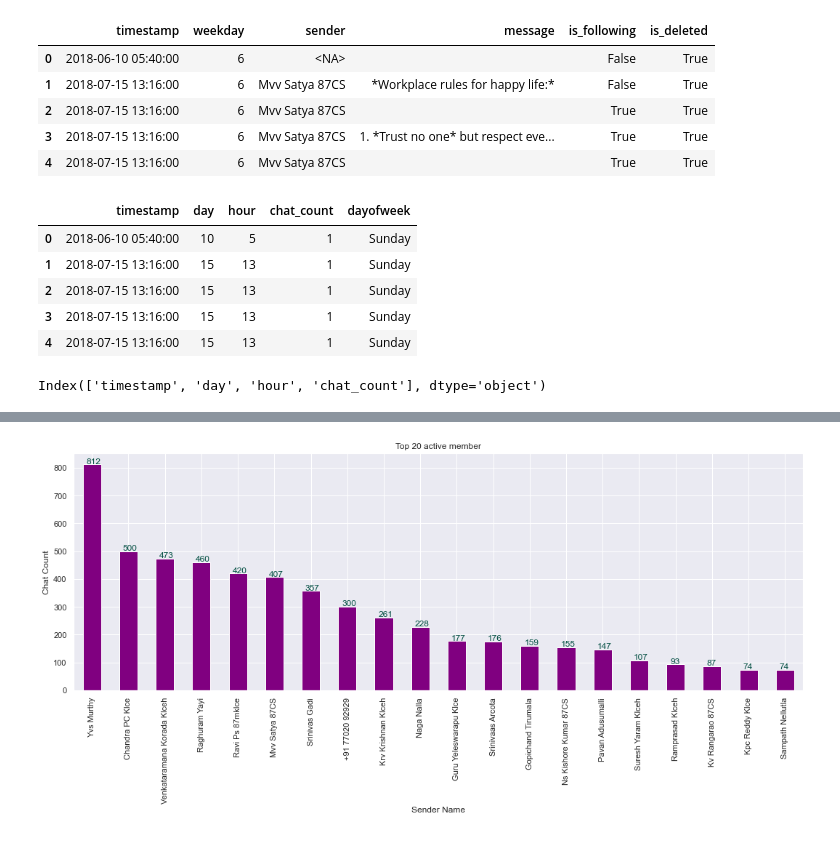
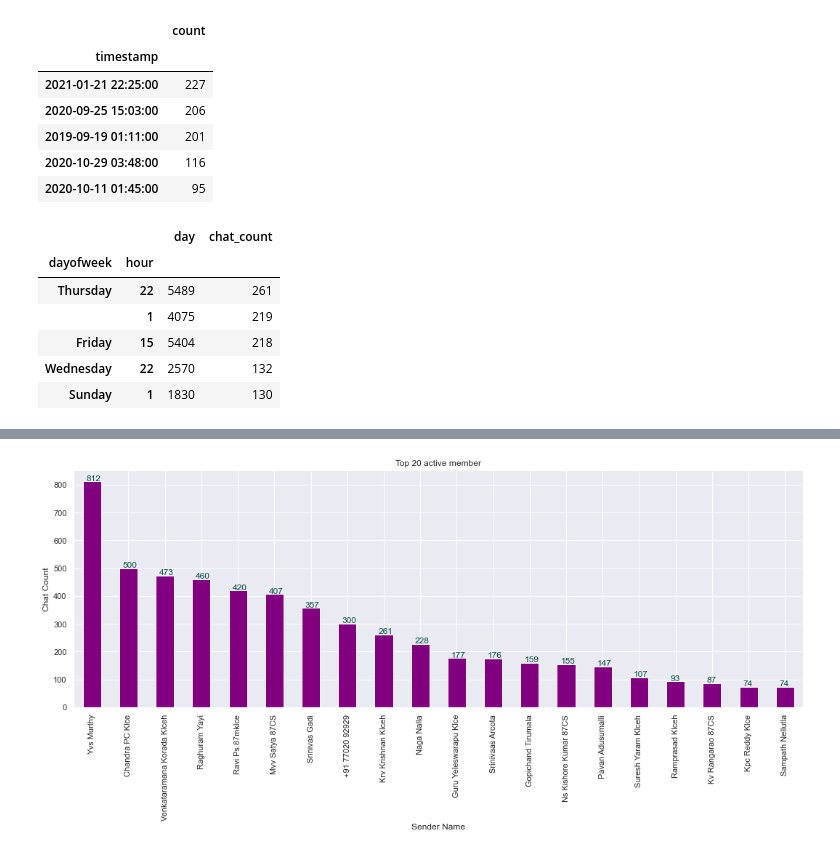
Before and after one commit to vvij2016/WhatsApp-Analyzer, a Jupyter notebook: whatsapp_analyzer.ipynb, the cells around one changed output, grey strips where cells are left out. Drawn from its saved outputs; the diff is of its cells as text; code cells hidden in the pictures.

Commit message:
modified pyhon notebook heatmap

```diff
--- a/whatsapp_analyzer.ipynb
+++ b/whatsapp_analyzer.ipynb
@@ -180,7 +180,8 @@ chat_counter['senders'] = reduce_and_sort(chat_counter['senders'])
 chat_counter['words'] = reduce_and_sort(reduce_and_filter_words(chat_counter['words']))
 chat_counter['domains'] = reduce_and_sort(chat_counter['domains'])
 chat_counter['emojis'] = reduce_and_sort(chat_counter['emojis'])
-chat_counter['timestamps'] = reduce_and_sort([(x.strftime('%A'), x.strftime('%H')) for x in chat_counter['timestamps']])
+#chat_counter['timestamps'] = reduce_and_sort([(x.strftime('%A'), x.strftime('%H')) for x in chat_counter['timestamps']])
+chat_counter['timestamps'] = reduce_and_sort(chat_counter['timestamps'])
 chat_counter['fav_emoji'] = reduce_fav_item(reduce_and_sort(chat_counter['fav_emoji']))
 chat_counter['fav_word'] = reduce_fav_item(reduce_and_sort([x for x in chat_counter['fav_word'] if filter_single_word(x[1])]))
 # %%
@@ -201,11 +202,12 @@ df = df.convert_dtypes()
 
 ## df.to_csv("chatout.csv", encoding='utf-8', index=False, header = True,sep='|')
 # %%
-df.head()
+timestamp_df.head()
 # %% [output]
-|  | timestamp | weekday | sender | message | is_following | is_deleted |
-| 0 | 2018-06-10 05:40:00 | 6 | <NA> |  | False | True |
-| 1 | 2018-07-15 13:16:00 | 6 | Mvv Satya 87CS | *Workplace rules for happy life:* | False | True |
-| 2 | 2018-07-15 13:16:00 | 6 | Mvv Satya 87CS |  | True | True |
-| 3 | 2018-07-15 13:16:00 | 6 | Mvv Satya 87CS | 1. *Trust no one* but respect eve... | True | True |
-| 4 | 2018-07-15 13:16:00 | 6 | Mvv Satya 87CS |  | True | True |
+|  | count |
+| timestamp |  |
+| 2021-01-21 22:25:00 | 227 |
+| 2020-09-25 15:03:00 | 206 |
+| 2019-09-19 01:11:00 | 201 |
+| 2020-10-29 03:48:00 | 116 |
+| 2020-10-11 01:45:00 | 95 |
@@ -214,9 +213,0 @@ heatmap_df = pd.DataFrame(pd.to_datetime(df['timestamp']))
-# %%
-heatmap_df.head()
-# %% [output]
-|  | timestamp | day | hour | chat_count | dayofweek |
-| 0 | 2018-06-10 05:40:00 | 10 | 5 | 1 | Sunday |
-| 1 | 2018-07-15 13:16:00 | 15 | 13 | 1 | Sunday |
-| 2 | 2018-07-15 13:16:00 | 15 | 13 | 1 | Sunday |
-| 3 | 2018-07-15 13:16:00 | 15 | 13 | 1 | Sunday |
-| 4 | 2018-07-15 13:16:00 | 15 | 13 | 1 | Sunday |
@@ -229,4 +214,15 @@ heatmap_df["chat_count"] = 1
-# %%
-heatmap_df.columns
-# %% [output]
-Index(['timestamp', 'day', 'hour', 'chat_count'], dtype='object')
+# %%
+timestamp_df.index.min()
+timestamp_df.index.max()
+timestamp_df.describe()
+chat_per_member_df.first_valid_index()
+chat_per_member_df.last_valid_index()
+grouped_heatmap.head()
+# %% [output]
+|  |  | day | chat_count |
+| dayofweek | hour |  |  |
+| Thursday | 22 | 5489 | 261 |
+|  | 1 | 4075 | 219 |
+| Friday | 15 | 5404 | 218 |
+| Wednesday | 22 | 2570 | 132 |
+| Sunday | 1 | 1830 | 130 |
```
Also changed, not shown: parts of 9 cells of this notebook, 1 other file.
